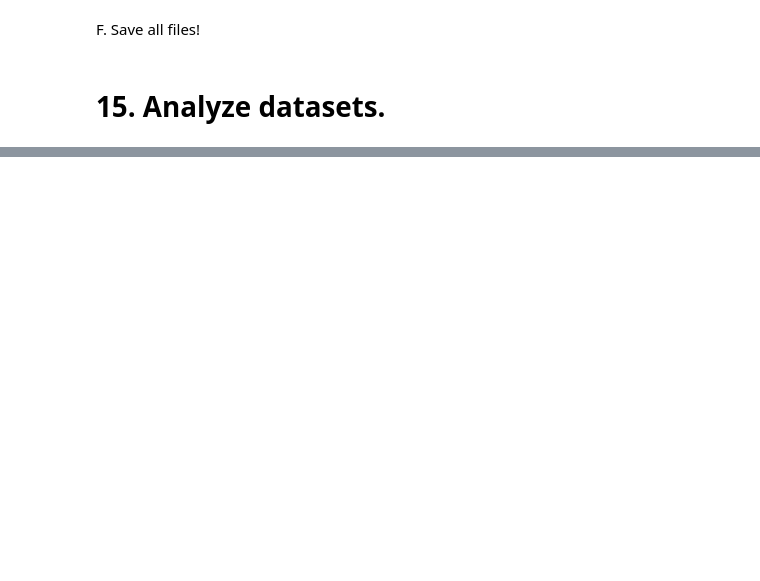
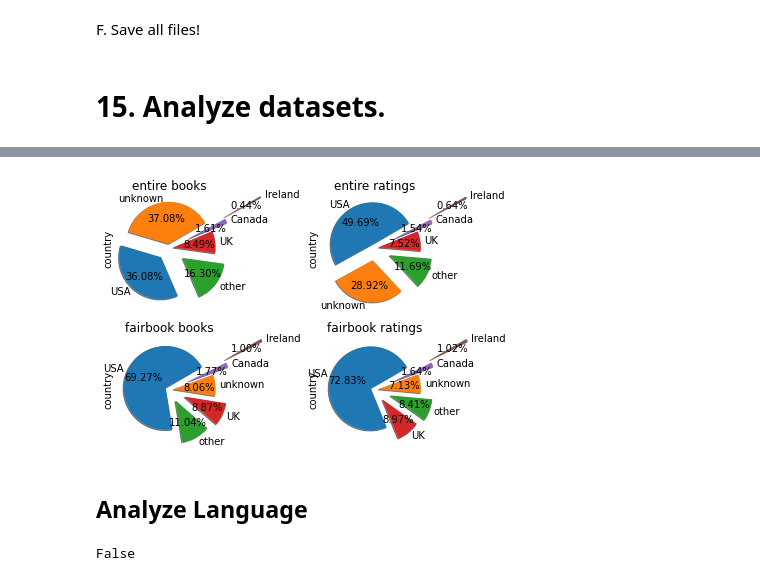
Before and after one commit to SavvinaDaniil/EnrichBookCrossing, a Jupyter notebook: All in one.ipynb, the cells around one changed output, grey strips where cells are left out. Cells and saved outputs as stored; diff of their text form; code cells hidden in the pictures; blank space fills up the shorter version.

```diff
--- a/All in one.ipynb
+++ b/All in one.ipynb
@@ -1146,0 +1392,8 @@ fairbook_ratings_with_properties.to_csv(location_to_save + 'fairbook_ratings_wit
+# %%
+for df in dfs:
+    df["country"] = df["country"].apply(lambda x: "unknown" if x=="" else x)
+# %%
+most_common_5 = [x[0] for x in Counter(fairbook_ratings.country).most_common()[:5]]
+# %%
+for df in dfs:
+    df["country"][df.country.isin(most_common_5) == False] = "other"
@@ -1146,0 +1412,29 @@ fairbook_ratings_with_properties.to_csv(location_to_save + 'fairbook_ratings_wit
+# %%
+colors={'USA':'#1f77b4',
+        'UK':'#d62728',
+       "Ireland":"#8c564b",
+       "unknown":"#ff7f0e",
+       "Canada":"#9467bd",
+       "other":"#2ca02c"}
+# %%
+fig, axes = plt.subplots(nrows=2, ncols=2)
+for i in range(len(dfs)):
+    df = dfs[i].copy()
+    df.country = df.country.replace("United States of America", "USA")
+    df.country = df.country.replace("United Kingdom", "UK")
+    df.country = df.country.replace("Republic of Ireland", "Ireland")
+    j1 = np.divide(i,2)
+    j2 = np.mod(i,2)
+    df.country.value_counts().plot(kind="pie",autopct='%.2f%%',explode=(0.1, 0.3, 0.4,0.1, 0.5,1.5), shadow=True
+                                      , startangle=30, ax=axes[int(j1),int(j2)],
+                                   colors=[colors[v] for v in df['country'].value_counts().keys()])
+    axes[int(j1),int(j2)].tick_params(labelrotation=0)
+    axes[int(j1),int(j2)].title.set_text(dfs_names[i])
+
+fig.tight_layout()
+#fig.suptitle("Gender Distribution")
+fig.show()
+# %% [output]
+[figure, added]
+# %% [markdown]
+## Analyze Language
@@ -1146,0 +1445,4 @@ fairbook_ratings_with_properties.to_csv(location_to_save + 'fairbook_ratings_wit
+# %%
+check_most_common("language")
+# %% [output]
+False
```
Also changed, not shown: parts of 80 cells of this notebook.
